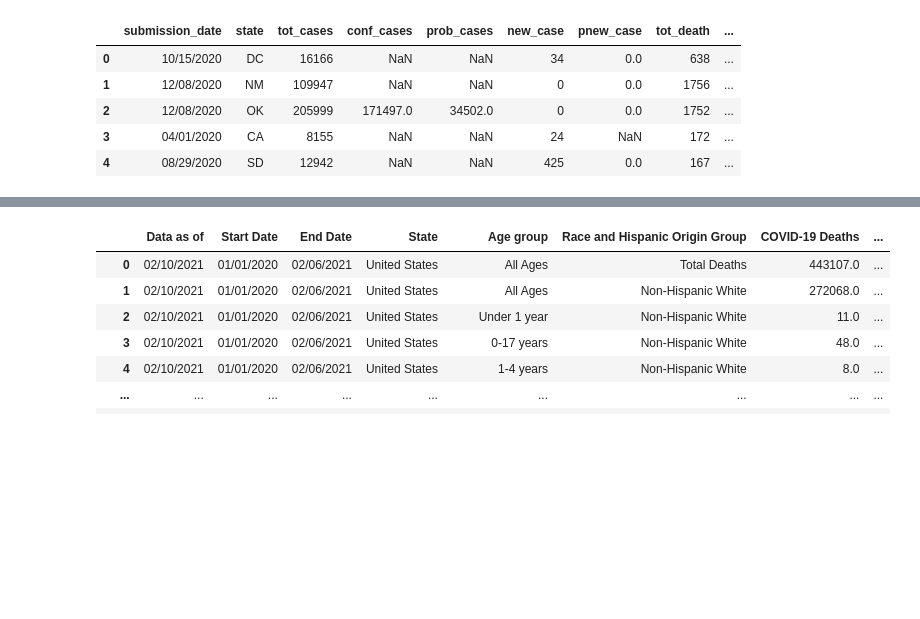
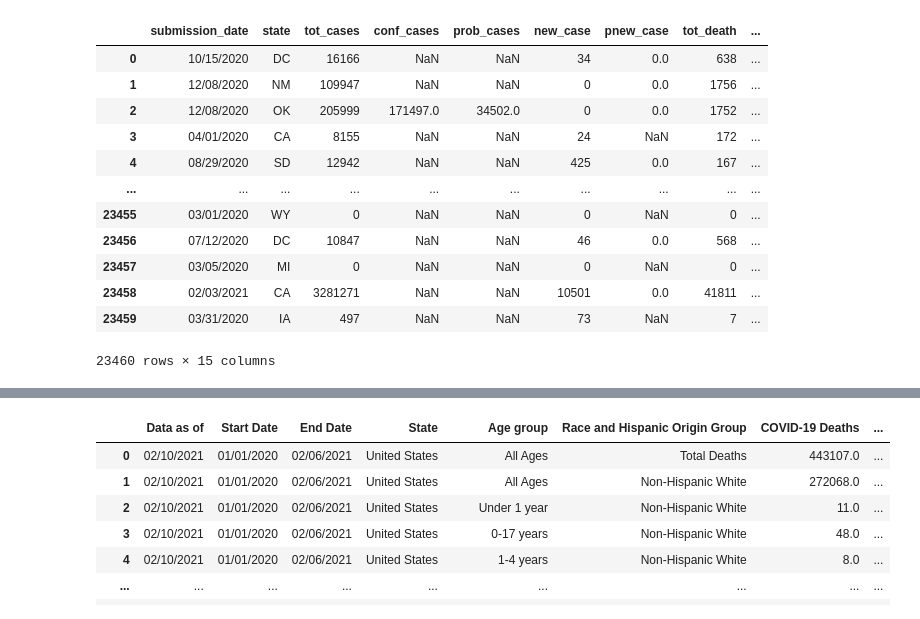
Before and after one commit to mrhartnett10/Covid19-Clustering-Demographic-Analysis-Group-Project, a Jupyter notebook: yunus.ipynb, the cells around one changed output, grey strips where cells are left out. Drawn from its saved outputs; the diff is of its cells as text; code cells hidden in the pictures; blank space fills up the shorter version.

```diff
--- a/yunus.ipynb
+++ b/yunus.ipynb
@@ -2,7 +2,7 @@
 import pandas as pd
 # %%
 # https://data.cdc.gov/Case-Surveillance/United-States-COVID-19-Cases-and-Deaths-by-State-o/9mfq-cb36
-case_n_death = pd.read_csv('yun_data/United_States_COVID-19_Cases_and_Deaths_by_State_over_Time.csv')
+case_n_death = pd.read_csv('data/yun_data/United_States_COVID-19_Cases_and_Deaths_by_State_over_Time.csv')
 # %%
 #https://data.cdc.gov/Vaccinations/COVID-19-Vaccine-Distribution-Allocations-by-Juris/b7pe-5nws
 moderna = pd.read_csv('yun_data/COVID-19_Vaccine_Distribution_Allocations_by_Jurisdiction_-_Moderna.csv')
@@ -19,14 +19,21 @@ race_death = pd.read_csv('yun_data/Deaths_involving_coronavirus_disease_2019__CO
 #https://data.cdc.gov/NCHS/AH-Provisional-COVID-19-Deaths-by-Race-and-Educati/i6ej-9eac
 education = pd.read_csv('yun_data/AH_Provisional_COVID-19_Deaths_by_Race_and_Educational_Attainment.csv')
 # %%
-case_n_death.head()
+case_n_death
 # %% [output]
 |  | submission_date | state | tot_cases | conf_cases | prob_cases | new_case | pnew_case | tot_death | ... |
 | 0 | 10/15/2020 | DC | 16166 | NaN | NaN | 34 | 0.0 | 638 | ... |
 | 1 | 12/08/2020 | NM | 109947 | NaN | NaN | 0 | 0.0 | 1756 | ... |
 | 2 | 12/08/2020 | OK | 205999 | 171497.0 | 34502.0 | 0 | 0.0 | 1752 | ... |
 | 3 | 04/01/2020 | CA | 8155 | NaN | NaN | 24 | NaN | 172 | ... |
 | 4 | 08/29/2020 | SD | 12942 | NaN | NaN | 425 | 0.0 | 167 | ... |
+| ... | ... | ... | ... | ... | ... | ... | ... | ... | ... |
+| 23455 | 03/01/2020 | WY | 0 | NaN | NaN | 0 | NaN | 0 | ... |
+| 23456 | 07/12/2020 | DC | 10847 | NaN | NaN | 46 | 0.0 | 568 | ... |
+| 23457 | 03/05/2020 | MI | 0 | NaN | NaN | 0 | NaN | 0 | ... |
+| 23458 | 02/03/2021 | CA | 3281271 | NaN | NaN | 10501 | 0.0 | 41811 | ... |
+| 23459 | 03/31/2020 | IA | 497 | NaN | NaN | 73 | NaN | 7 | ... |
+23460 rows × 15 columns
 # %%
 moderna.head()
 # %% [output]
```
Also changed, not shown: 7 other files.
